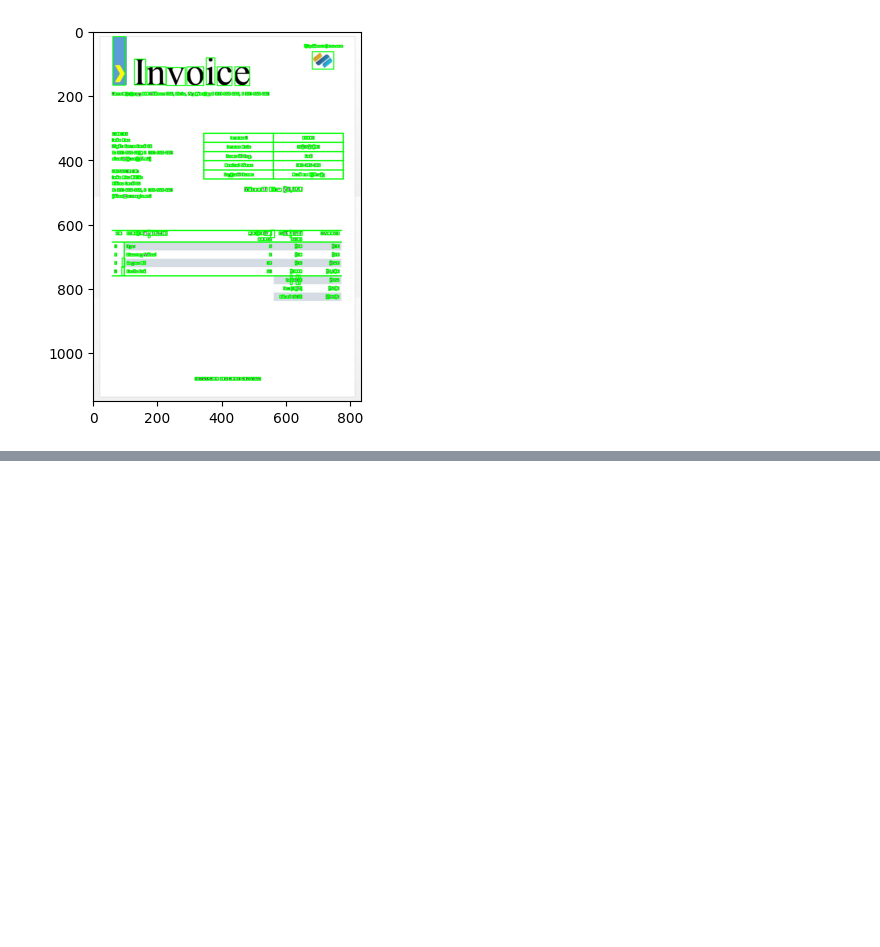
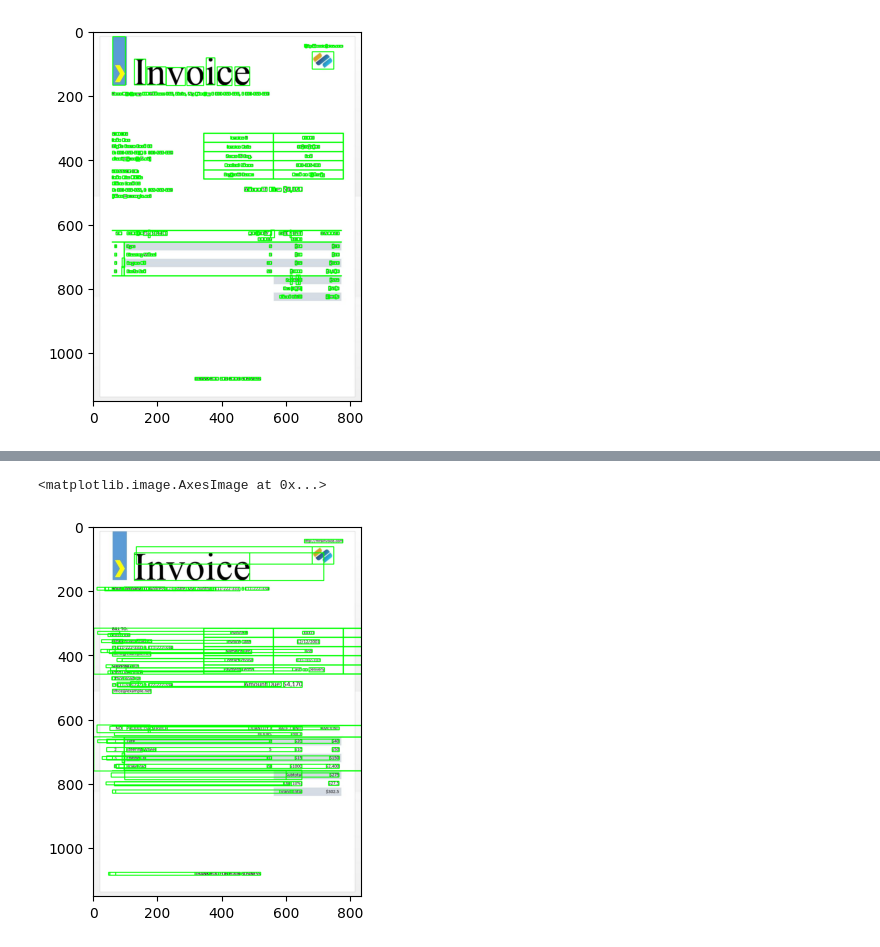
Before and after one commit to northpr/opencv_training, a Jupyter notebook: 02_ocr/02_ocr.ipynb, the cells around one changed output, grey strips where cells are left out. Drawn from its saved outputs; the diff is of its cells as text; code cells hidden in the pictures; blank space fills up the shorter version.

```diff
--- a/02_ocr/02_ocr.ipynb
+++ b/02_ocr/02_ocr.ipynb
@@ -39,0 +120,11 @@ plt.imshow(img)
+# %%
+from pytesseract import Output
+import random
+
+img = cv2.imread("images/invoice-sample.jpg",1)
+img = cv2.cvtColor(img, cv2.COLOR_BGR2RGB)
+
+d = pytesseract.image_to_data(img, output_type=Output.DICT)
+print(f"Keys (d.keys()): {d.keys()}\n")
+print(f"d['conf']: {d['conf']}\n")
+print(f"d['text']: {d['text']}\n")
@@ -39,0 +137,7 @@ plt.imshow(img)
+# %%
+import random
+
+for i in range(0,10):
+    ran_num = random.randint(0, len(d["text"]))
+    print(f"Random words: {d['text'][ran_num]}")
+    print(f"Condident: {d['conf'][ran_num]}\n")
@@ -39,0 +162,11 @@ plt.imshow(img)
+# %%
+from pytesseract import Output
+import random
+
+img = cv2.imread("images/invoice-sample.jpg")
+img = cv2.cvtColor(img, cv2.COLOR_BGR2RGB)
+
+d = pytesseract.image_to_data(img, output_type=Output.DICT)
+print(d.keys())
+
+plt.imshow(img)
@@ -39,0 +177,12 @@ plt.imshow(img)
+# %%
+n_boxes = len(d['text'])
+for i in range(n_boxes):
+    if int(d['conf'][i]) > 60:
+        (x, y, w, h) = (d['left'][i], d['top'][i], d['width'][i], d['height'][i])
+        img = cv2.rectangle(img, (x, y), (x + w, y + h), (0, 255, 0), 2)
+
+
+plt.imshow(img)
+# %% [output]
+<matplotlib.image.AxesImage at 0x...>
+[figure, added]
```
Also changed, not shown: parts of 18 cells of this notebook, 2 other files.
